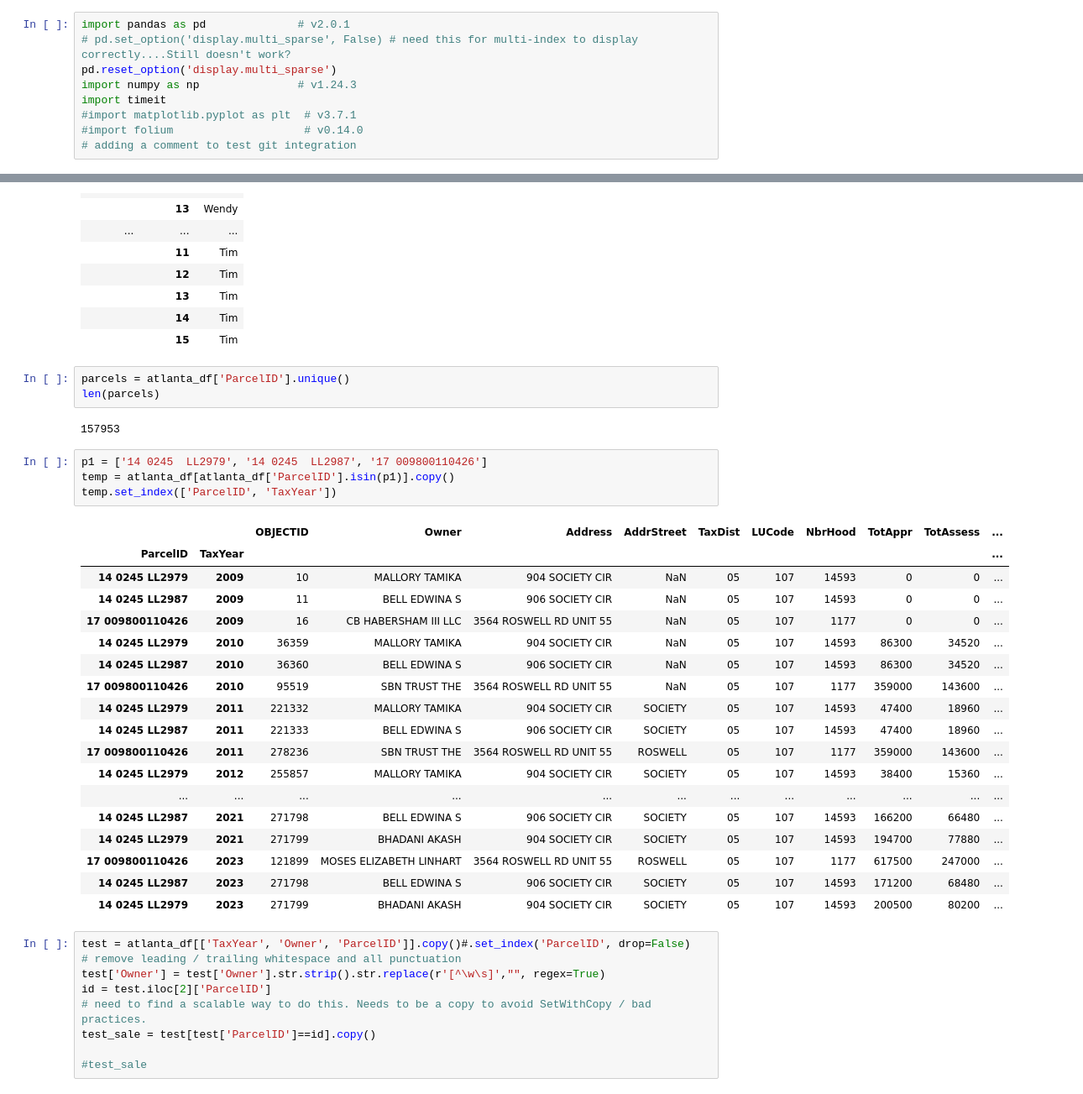
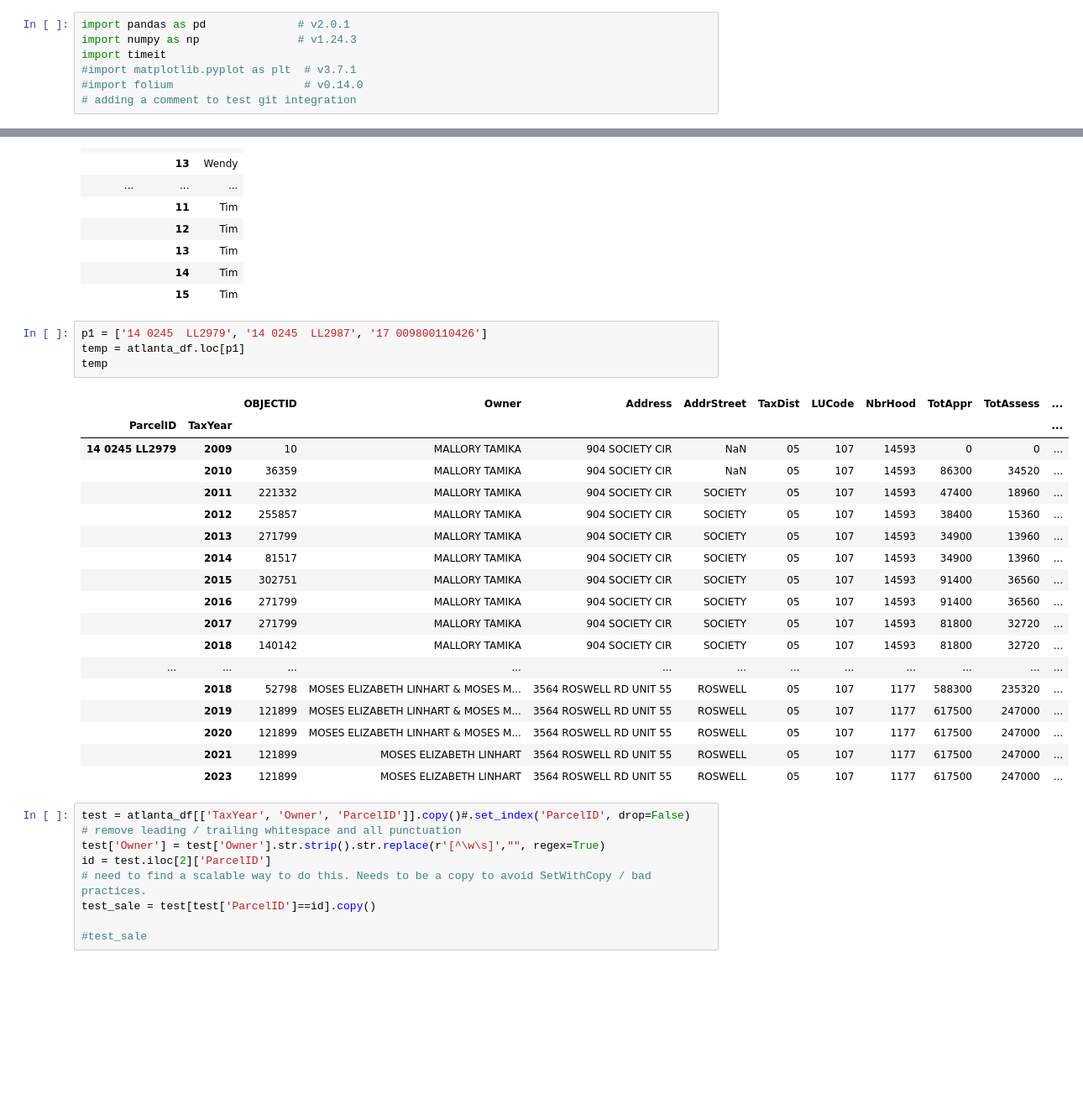
Before and after one commit to IsabelsRepo/IsabelsRepo, a Jupyter notebook: Data-Science/Atlanta-Property/AtlantaPropertySales.ipynb, the cells around one changed output, grey strips where cells are left out. Shown at 84% size. Drawn from its saved outputs; the diff is of its cells as text; blank space fills up the shorter version.

```diff
--- a/Data-Science/Atlanta-Property/AtlantaPropertySales.ipynb
+++ b/Data-Science/Atlanta-Property/AtlantaPropertySales.ipynb
@@ -1,7 +1,5 @@
 # %%
 import pandas as pd              # v2.0.1
-# pd.set_option('display.multi_sparse', False) # need this for multi-index to display correctly....Still doesn't work?
-pd.reset_option('display.multi_sparse')
 import numpy as np               # v1.24.3
 import timeit
 #import matplotlib.pyplot as plt  # v3.7.1
@@ -96,34 +106,29 @@ t_df
 |  | 13 | Tim |
 |  | 14 | Tim |
 |  | 15 | Tim |
-# %%
-parcels = atlanta_df['ParcelID'].unique()
-len(parcels)
-# %% [output]
-157953
 # %%
 p1 = ['14 0245  LL2979', '14 0245  LL2987', '17 009800110426']
-temp = atlanta_df[atlanta_df['ParcelID'].isin(p1)].copy()
-temp.set_index(['ParcelID', 'TaxYear'])
+temp = atlanta_df.loc[p1]
+temp
 # %% [output]
 |  |  | OBJECTID | Owner | Address | AddrStreet | TaxDist | LUCode | NbrHood | TotAppr | TotAssess | ... |
 | ParcelID | TaxYear |  |  |  |  |  |  |  |  |  | ... |
 | 14 0245 LL2979 | 2009 | 10 | MALLORY TAMIKA | 904 SOCIETY CIR | NaN | 05 | 107 | 14593 | 0 | 0 | ... |
-| 14 0245 LL2987 | 2009 | 11 | BELL EDWINA S | 906 SOCIETY CIR | NaN | 05 | 107 | 14593 | 0 | 0 | ... |
-| 17 009800110426 | 2009 | 16 | CB HABERSHAM III LLC | 3564 ROSWELL RD UNIT 55 | NaN | 05 | 107 | 1177 | 0 | 0 | ... |
-| 14 0245 LL2979 | 2010 | 36359 | MALLORY TAMIKA | 904 SOCIETY CIR | NaN | 05 | 107 | 14593 | 86300 | 34520 | ... |
-| 14 0245 LL2987 | 2010 | 36360 | BELL EDWINA S | 906 SOCIETY CIR | NaN | 05 | 107 | 14593 | 86300 | 34520 | ... |
-| 17 009800110426 | 2010 | 95519 | SBN TRUST THE | 3564 ROSWELL RD UNIT 55 | NaN | 05 | 107 | 1177 | 359000 | 143600 | ... |
-| 14 0245 LL2979 | 2011 | 221332 | MALLORY TAMIKA | 904 SOCIETY CIR | SOCIETY | 05 | 107 | 14593 | 47400 | 18960 | ... |
-| 14 0245 LL2987 | 2011 | 221333 | BELL EDWINA S | 906 SOCIETY CIR | SOCIETY | 05 | 107 | 14593 | 47400 | 18960 | ... |
-| 17 009800110426 | 2011 | 278236 | SBN TRUST THE | 3564 ROSWELL RD UNIT 55 | ROSWELL | 05 | 107 | 1177 | 359000 | 143600 | ... |
-| 14 0245 LL2979 | 2012 | 255857 | MALLORY TAMIKA | 904 SOCIETY CIR | SOCIETY | 05 | 107 | 14593 | 38400 | 15360 | ... |
+|  | 2010 | 36359 | MALLORY TAMIKA | 904 SOCIETY CIR | NaN | 05 | 107 | 14593 | 86300 | 34520 | ... |
+|  | 2011 | 221332 | MALLORY TAMIKA | 904 SOCIETY CIR | SOCIETY | 05 | 107 | 14593 | 47400 | 18960 | ... |
+|  | 2012 | 255857 | MALLORY TAMIKA | 904 SOCIETY CIR | SOCIETY | 05 | 107 | 14593 | 38400 | 15360 | ... |
+|  | 2013 | 271799 | MALLORY TAMIKA | 904 SOCIETY CIR | SOCIETY | 05 | 107 | 14593 | 34900 | 13960 | ... |
+|  | 2014 | 81517 | MALLORY TAMIKA | 904 SOCIETY CIR | SOCIETY | 05 | 107 | 14593 | 34900 | 13960 | ... |
+|  | 2015 | 302751 | MALLORY TAMIKA | 904 SOCIETY CIR | SOCIETY | 05 | 107 | 14593 | 91400 | 36560 | ... |
+|  | 2016 | 271799 | MALLORY TAMIKA | 904 SOCIETY CIR | SOCIETY | 05 | 107 | 14593 | 91400 | 36560 | ... |
+|  | 2017 | 271799 | MALLORY TAMIKA | 904 SOCIETY CIR | SOCIETY | 05 | 107 | 14593 | 81800 | 32720 | ... |
+|  | 2018 | 140142 | MALLORY TAMIKA | 904 SOCIETY CIR | SOCIETY | 05 | 107 | 14593 | 81800 | 32720 | ... |
 | ... | ... | ... | ... | ... | ... | ... | ... | ... | ... | ... | ... |
-| 14 0245 LL2987 | 2021 | 271798 | BELL EDWINA S | 906 SOCIETY CIR | SOCIETY | 05 | 107 | 14593 | 166200 | 66480 | ... |
-| 14 0245 LL2979 | 2021 | 271799 | BHADANI AKASH | 904 SOCIETY CIR | SOCIETY | 05 | 107 | 14593 | 194700 | 77880 | ... |
-| 17 009800110426 | 2023 | 121899 | MOSES ELIZABETH LINHART | 3564 ROSWELL RD UNIT 55 | ROSWELL | 05 | 107 | 1177 | 617500 | 247000 | ... |
-| 14 0245 LL2987 | 2023 | 271798 | BELL EDWINA S | 906 SOCIETY CIR | SOCIETY | 05 | 107 | 14593 | 171200 | 68480 | ... |
-| 14 0245 LL2979 | 2023 | 271799 | BHADANI AKASH | 904 SOCIETY CIR | SOCIETY | 05 | 107 | 14593 | 200500 | 80200 | ... |
+|  | 2018 | 52798 | MOSES ELIZABETH LINHART & MOSES M... | 3564 ROSWELL RD UNIT 55 | ROSWELL | 05 | 107 | 1177 | 588300 | 235320 | ... |
+|  | 2019 | 121899 | MOSES ELIZABETH LINHART & MOSES M... | 3564 ROSWELL RD UNIT 55 | ROSWELL | 05 | 107 | 1177 | 617500 | 247000 | ... |
+|  | 2020 | 121899 | MOSES ELIZABETH LINHART & MOSES M... | 3564 ROSWELL RD UNIT 55 | ROSWELL | 05 | 107 | 1177 | 617500 | 247000 | ... |
+|  | 2021 | 121899 | MOSES ELIZABETH LINHART | 3564 ROSWELL RD UNIT 55 | ROSWELL | 05 | 107 | 1177 | 617500 | 247000 | ... |
+|  | 2023 | 121899 | MOSES ELIZABETH LINHART | 3564 ROSWELL RD UNIT 55 | ROSWELL | 05 | 107 | 1177 | 617500 | 247000 | ... |
 # %%
 test = atlanta_df[['TaxYear', 'Owner', 'ParcelID']].copy()#.set_index('ParcelID', drop=False)
 # remove leading / trailing whitespace and all punctuation
```
Also changed, not shown: parts of 3 cells of this notebook.
